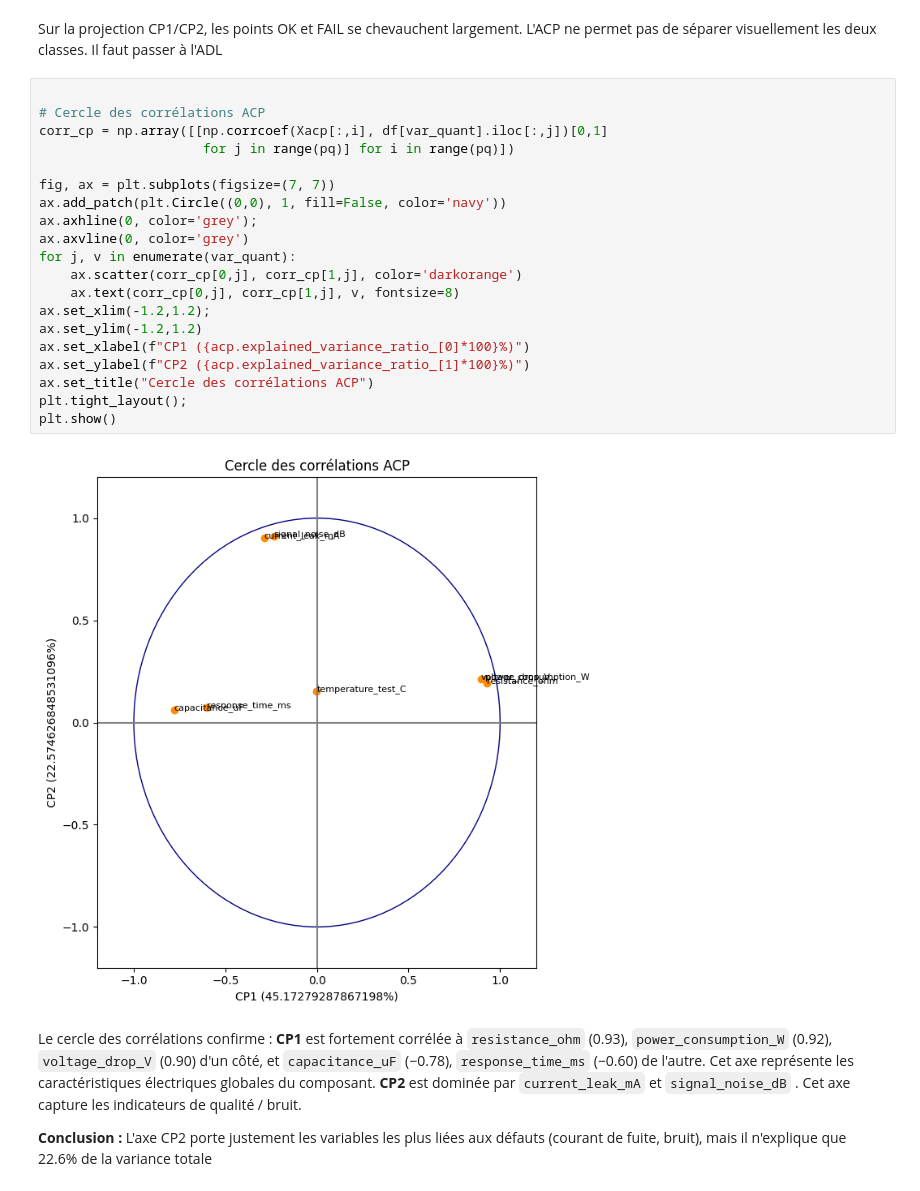
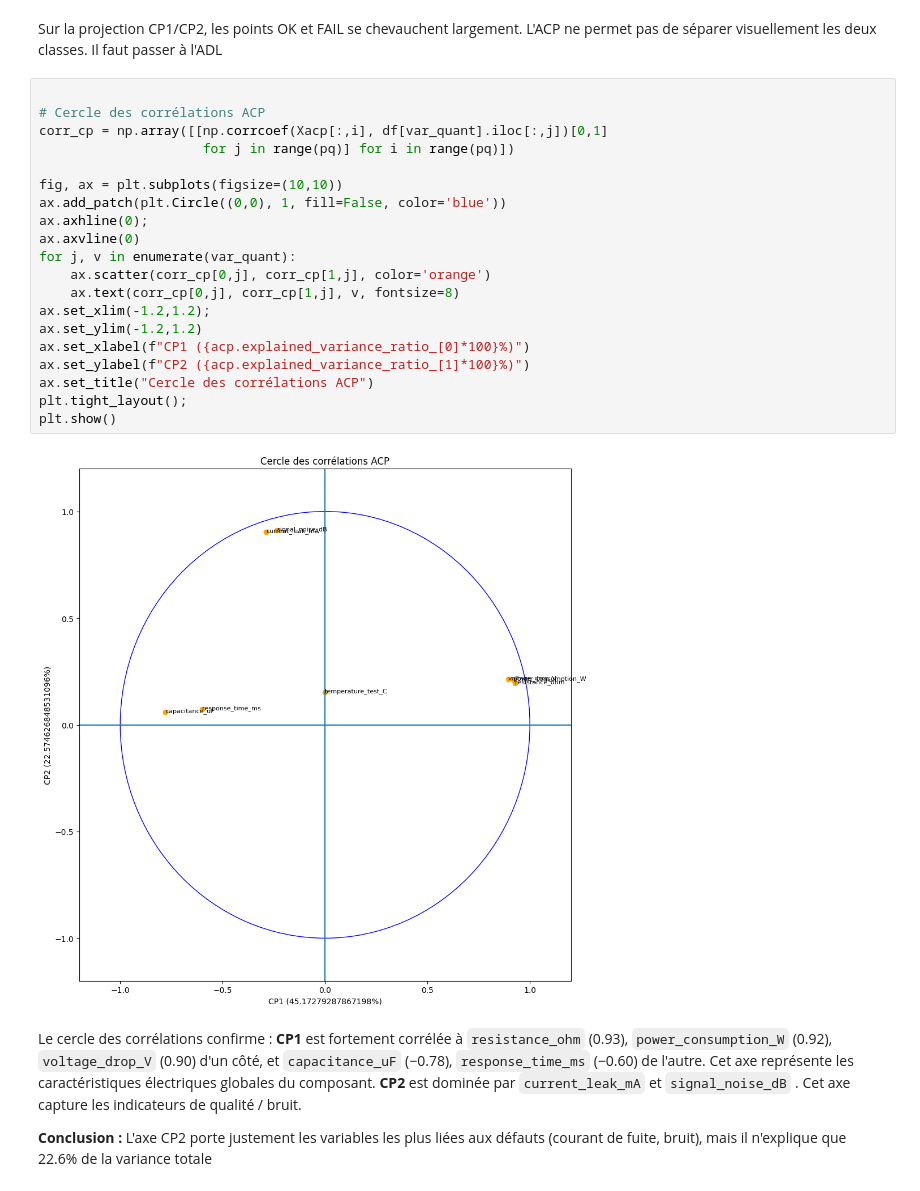
Before and after one commit to omarfathi093/Mini-Projet-Stat, a Jupyter notebook: Mini_Projet2.ipynb, the cells around one changed output. Drawn from its saved outputs; the diff is of its cells as text.

```diff
--- a/Mini_Projet2.ipynb
+++ b/Mini_Projet2.ipynb
@@ -184,25 +184,25 @@ Il faut passer à l'ADL
 # %%
 
 # Cercle des corrélations ACP
 corr_cp = np.array([[np.corrcoef(Xacp[:,i], df[var_quant].iloc[:,j])[0,1]
                      for j in range(pq)] for i in range(pq)])
 
-fig, ax = plt.subplots(figsize=(7, 7))
-ax.add_patch(plt.Circle((0,0), 1, fill=False, color='navy'))
-ax.axhline(0, color='grey');
-ax.axvline(0, color='grey')
+fig, ax = plt.subplots(figsize=(10,10))
+ax.add_patch(plt.Circle((0,0), 1, fill=False, color='blue'))
+ax.axhline(0);
+ax.axvline(0)
 for j, v in enumerate(var_quant):
-    ax.scatter(corr_cp[0,j], corr_cp[1,j], color='darkorange')
+    ax.scatter(corr_cp[0,j], corr_cp[1,j], color='orange')
     ax.text(corr_cp[0,j], corr_cp[1,j], v, fontsize=8)
 ax.set_xlim(-1.2,1.2);
 ax.set_ylim(-1.2,1.2)
 ax.set_xlabel(f"CP1 ({acp.explained_variance_ratio_[0]*100}%)")
 ax.set_ylabel(f"CP2 ({acp.explained_variance_ratio_[1]*100}%)")
 ax.set_title("Cercle des corrélations ACP")
 plt.tight_layout();
 plt.show()
 # %% [output]
-[figure, old version]
+[figure, new version]
 # %% [markdown]
 Le cercle des corrélations confirme :
 **CP1** est fortement corrélée à `resistance_ohm` (0.93), `power_consumption_W` (0.92), `voltage_drop_V` (0.90) d'un côté, et `capacitance_uF` (−0.78), `response_time_ms` (−0.60) de l'autre. Cet axe représente les caractéristiques électriques globales du composant.
```
Also changed, not shown: parts of 2 cells of this notebook.
